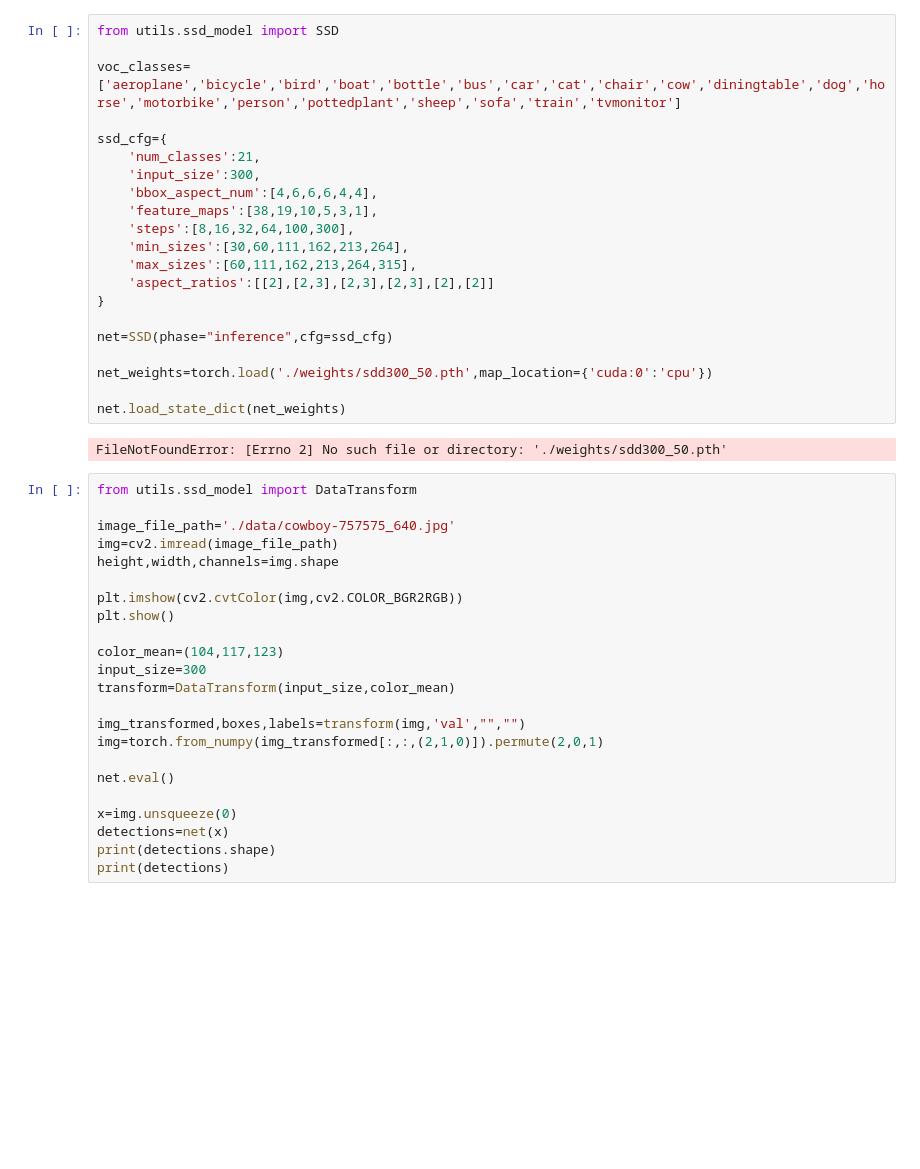
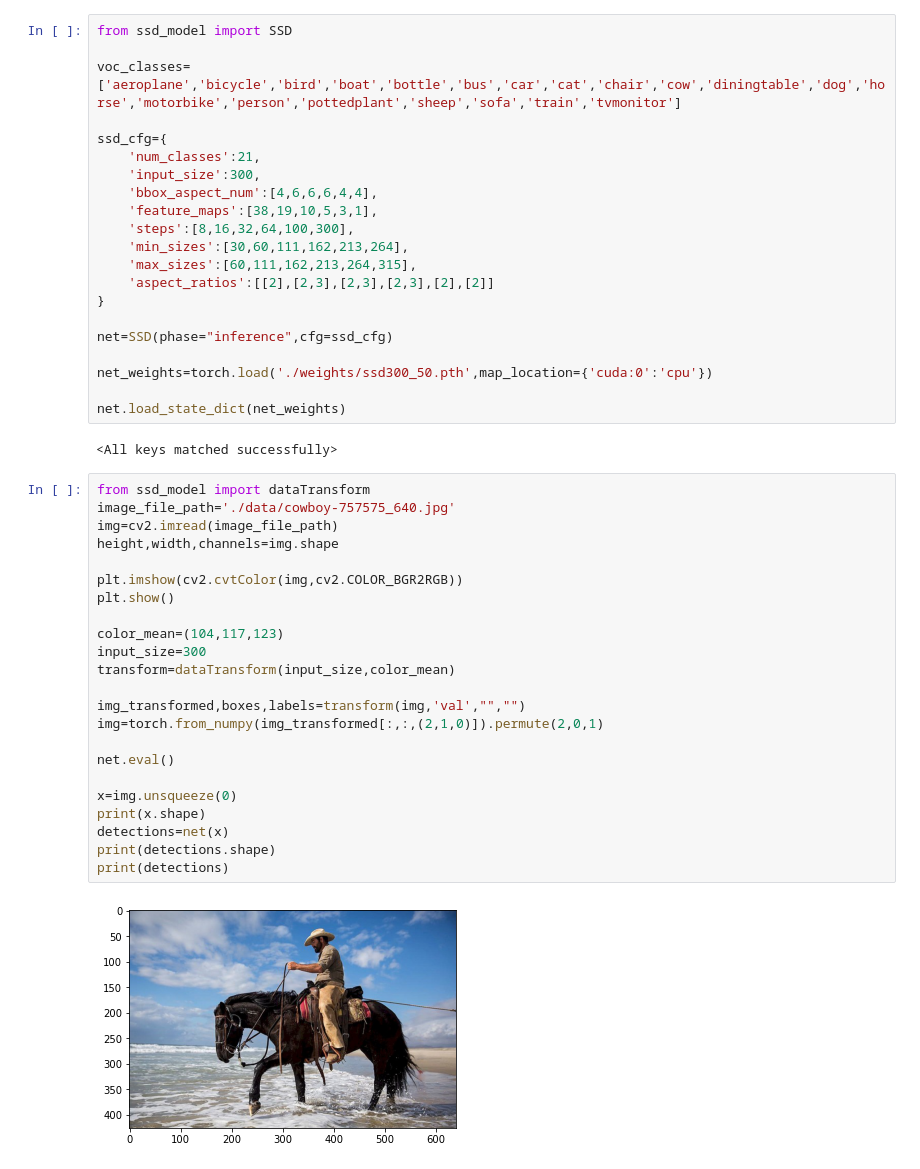
Before and after one commit to nimod7890/Deep-learning-with-pytorch, a Jupyter notebook: 2_objectdetection/5(1)-inference.ipynb, the cells around one changed output. Saved outputs shown, nothing was run; the diff lists cells and outputs as text; blank space fills up the shorter version.

```diff
--- a/2_objectdetection/5(1)-inference.ipynb
+++ b/2_objectdetection/5(1)-inference.ipynb
@@ -7,6 +8,6 @@ import torch
 %matplotlib inline
 # %%
-from utils.ssd_model import SSD
+from ssd_model import SSD
 
 voc_classes=['aeroplane','bicycle','bird','boat','bottle','bus','car','cat','chair','cow','diningtable','dog','horse','motorbike','person','pottedplant','sheep','sofa','train','tvmonitor']
 
@@ -23,31 +24,33 @@ ssd_cfg={
 
 net=SSD(phase="inference",cfg=ssd_cfg)
 
-net_weights=torch.load('./weights/sdd300_50.pth',map_location={'cuda:0':'cpu'})
+net_weights=torch.load('./weights/ssd300_50.pth',map_location={'cuda:0':'cpu'})
 
 net.load_state_dict(net_weights)
 # %% [output]
-FileNotFoundError: [Errno 2] No such file or directory: './weights/sdd300_50.pth'
+<All keys matched successfully>
 # %%
-from utils.ssd_model import DataTransform
-
+from ssd_model import dataTransform
 image_file_path='./data/cowboy-757575_640.jpg'
 img=cv2.imread(image_file_path)
 height,width,channels=img.shape
 
 plt.imshow(cv2.cvtColor(img,cv2.COLOR_BGR2RGB))
 plt.show()
 
 color_mean=(104,117,123)
 input_size=300
-transform=DataTransform(input_size,color_mean)
+transform=dataTransform(input_size,color_mean)
 
 img_transformed,boxes,labels=transform(img,'val',"","")
 img=torch.from_numpy(img_transformed[:,:,(2,1,0)]).permute(2,0,1)
 
 net.eval()
 
 x=img.unsqueeze(0)
+print(x.shape)
 detections=net(x)
 print(detections.shape)
 print(detections)
+# %% [output]
+[figure, added]
```
Also changed, not shown: parts of 3 cells of this notebook, 5 other files.
